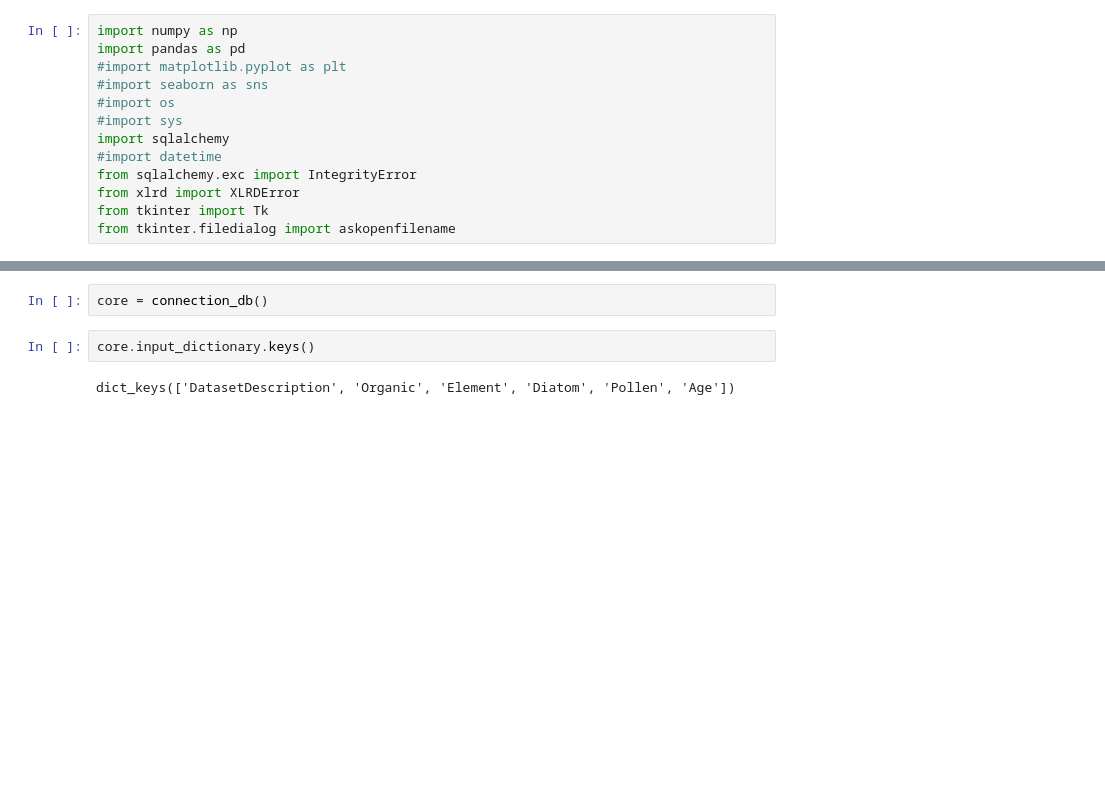
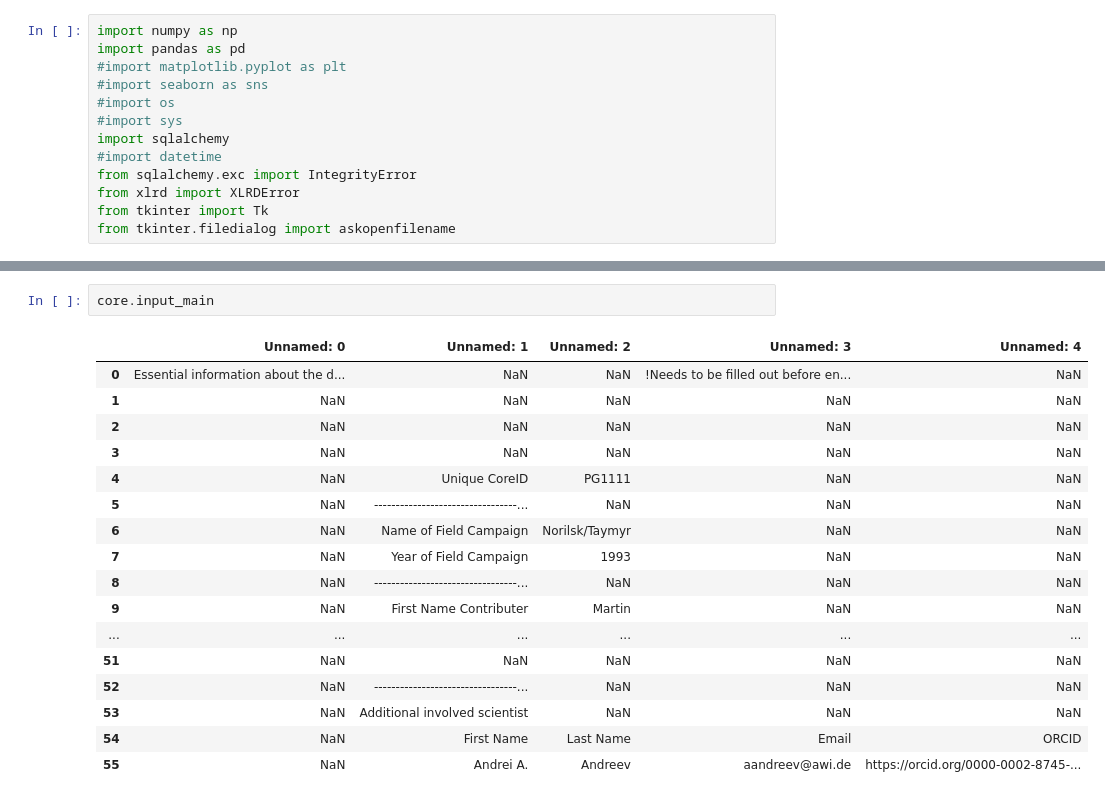
Before and after one commit to GPawi/MAYHEM, a Jupyter notebook: DB_connection/databaseconnection.ipynb, the cells around one changed output, grey strips where cells are left out. Saved outputs shown, nothing was run; the diff lists cells and outputs as text; blank space fills up the shorter version.

Commit message:
Updated connection

```diff
--- a/DB_connection/databaseconnection.ipynb
+++ b/DB_connection/databaseconnection.ipynb
@@ -59,6 +276,20 @@ class connection_db(object):
 # %%
-core = connection_db()
+core.input_main
+# %% [output]
+|  | Unnamed: 0 | Unnamed: 1 | Unnamed: 2 | Unnamed: 3 | Unnamed: 4 |
+| 0 | Essential information about the d... | NaN | NaN | !Needs to be filled out before en... | NaN |
+| 1 | NaN | NaN | NaN | NaN | NaN |
+| 2 | NaN | NaN | NaN | NaN | NaN |
+| 3 | NaN | NaN | NaN | NaN | NaN |
+| 4 | NaN | Unique CoreID | PG1111 | NaN | NaN |
+| 5 | NaN | ---------------------------------... | NaN | NaN | NaN |
+| 6 | NaN | Name of Field Campaign | Norilsk/Taymyr | NaN | NaN |
+| 7 | NaN | Year of Field Campaign | 1993 | NaN | NaN |
+| 8 | NaN | ---------------------------------... | NaN | NaN | NaN |
+| 9 | NaN | First Name Contributer | Martin | NaN | NaN |
+| ... | ... | ... | ... | ... | ... |
+| 51 | NaN | NaN | NaN | NaN | NaN |
+| 52 | NaN | ---------------------------------... | NaN | NaN | NaN |
+| 53 | NaN | Additional involved scientist | NaN | NaN | NaN |
+| 54 | NaN | First Name | Last Name | Email | ORCID |
+| 55 | NaN | Andrei A. | Andreev | aandreev@awi.de | https://orcid.org/0000-0002-8745-... |
-# %%
-core.input_dictionary.keys()
-# %% [output]
-dict_keys(['DatasetDescription', 'Organic', 'Element', 'Diatom', 'Pollen', 'Age'])
```
Also changed, not shown: parts of 3 cells of this notebook, 1 other file.
